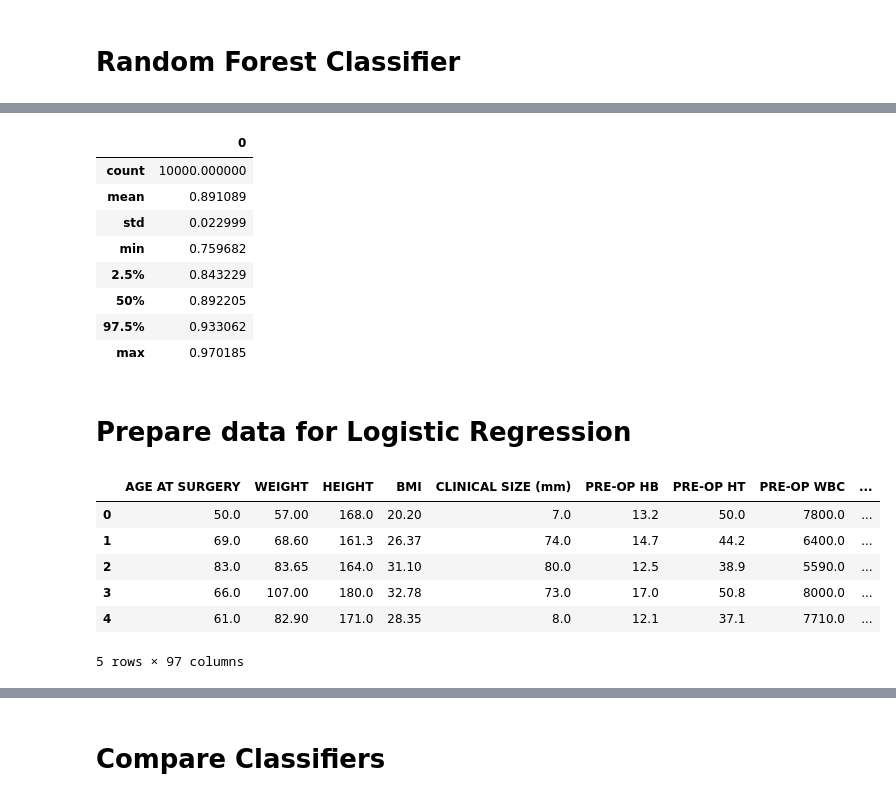
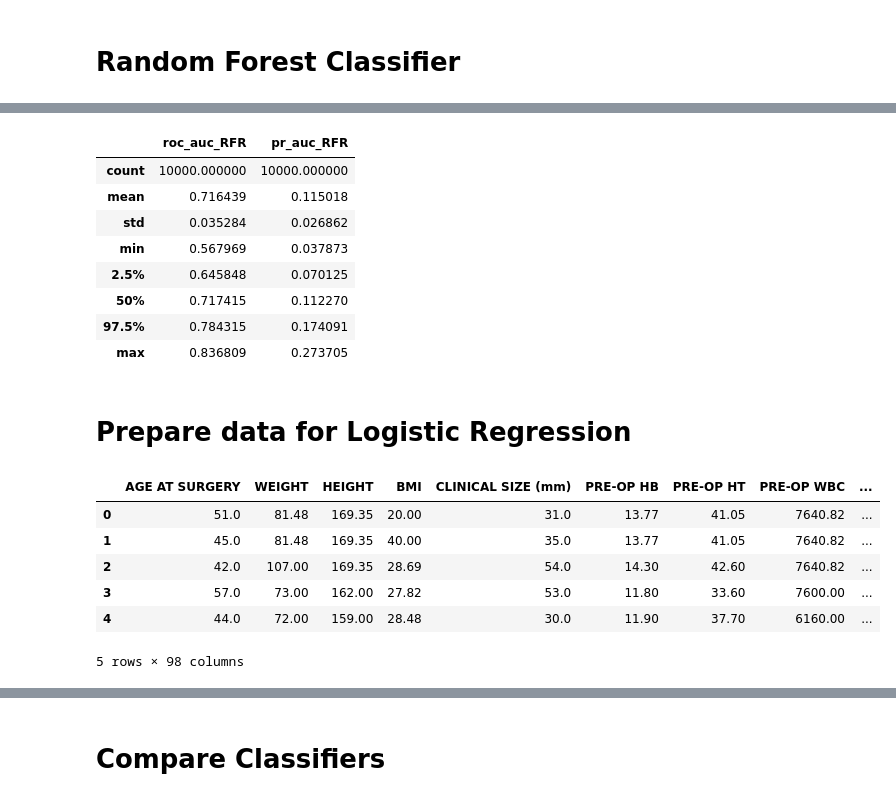
Before and after one commit to anubhav-reddy/Partial-Nephrectomy, a Jupyter notebook: Intra-op Complications/Models.ipynb, the cells around one changed output, grey strips where cells are left out. Saved outputs shown, nothing was run; the diff lists cells and outputs as text; code cells hidden in the pictures.

```diff
--- a/Intra-op Complications/Models.ipynb
+++ b/Intra-op Complications/Models.ipynb
@@ -4,9 +4,5 @@ import numpy as np
 import pickle
 # %%
 input_path = 'H:\RediMinds\VCQI'
-df_filter2_codes = pd.read_csv(input_path+"\VCQI_clean.csv")
+train = pd.read_csv(input_path+"\VCQI_clean_train.csv")
+test = pd.read_csv(input_path+"\VCQI_clean_test.csv")
-# %%
-# sepearte traget variable from predictors for furthur processing
-X = df_filter2_codes.drop(columns=['INTRA-OP COMPLICATION'])
-Y = df_filter2_codes['INTRA-OP COMPLICATION']
-X.info()
@@ -172,17 +170,20 @@ print("\n AUC-ROC: \n"+ str(metrics.roc_auc_score(y_test, results_RFR['pred_prob
 # %%
 roc_auc_RFR, pr_auc_RFR = bootstrapped_AUC(results_RFR)
 # %%
-pd.DataFrame(roc_auc_RFR).describe(percentiles=[0.025,0.975])
+dict = {'roc_auc_RFR': roc_auc_RFR,
+        'pr_auc_RFR': pr_auc_RFR,
+       }
+pd.DataFrame(dict).describe(percentiles=[0.025,0.975])
 # %% [output]
-|  | 0 |
-| count | 10000.000000 |
-| mean | 0.891089 |
-| std | 0.022999 |
-| min | 0.759682 |
-| 2.5% | 0.843229 |
-| 50% | 0.892205 |
-| 97.5% | 0.933062 |
-| max | 0.970185 |
+|  | roc_auc_RFR | pr_auc_RFR |
+| count | 10000.000000 | 10000.000000 |
+| mean | 0.716439 | 0.115018 |
+| std | 0.035284 | 0.026862 |
+| min | 0.567969 | 0.037873 |
+| 2.5% | 0.645848 | 0.070125 |
+| 50% | 0.717415 | 0.112270 |
+| 97.5% | 0.784315 | 0.174091 |
+| max | 0.836809 | 0.273705 |
 # %% [markdown]
 # Prepare data for Logistic Regression
 # %%
@@ -191,18 +192,18 @@ with open (input_path+'\cat_col', 'rb') as fp:
     cat_col = pickle.load(fp)
 
 
-logit_data = X.copy()
+logit_train = train.copy()
 for col in cat_col:
-    if not col == 'INTRA-OP COMPLICATION':
-        logit_data = logit_data.merge(pd.get_dummies(X[col], prefix=col), how = 'left', left_index = True, right_index =True) # create dummy variables
-        logit_data = logit_data.drop(labels = col, axis = 'columns') # drop original variables
+    if not col == 'INTRA_OP_COMPLICATIONS':
+        logit_train = logit_train.merge(pd.get_dummies(X[col], prefix=col), how = 'left', left_index = True, right_index =True) # create dummy variables
+        logit_train = logit_train.drop(labels = col, axis = 'columns') # drop original variables
 # %%
-logit_data.head()
+logit_train.head()
 # %% [output]
 |  | AGE AT SURGERY | WEIGHT | HEIGHT | BMI | CLINICAL SIZE (mm) | PRE-OP HB | PRE-OP HT | PRE-OP WBC | ... |
-| 0 | 50.0 | 57.00 | 168.0 | 20.20 | 7.0 | 13.2 | 50.0 | 7800.0 | ... |
-| 1 | 69.0 | 68.60 | 161.3 | 26.37 | 74.0 | 14.7 | 44.2 | 6400.0 | ... |
-| 2 | 83.0 | 83.65 | 164.0 | 31.10 | 80.0 | 12.5 | 38.9 | 5590.0 | ... |
-| 3 | 66.0 | 107.00 | 180.0 | 32.78 | 73.0 | 17.0 | 50.8 | 8000.0 | ... |
-| 4 | 61.0 | 82.90 | 171.0 | 28.35 | 8.0 | 12.1 | 37.1 | 7710.0 | ... |
+| 0 | 51.0 | 81.48 | 169.35 | 20.00 | 31.0 | 13.77 | 41.05 | 7640.82 | ... |
+| 1 | 45.0 | 81.48 | 169.35 | 40.00 | 35.0 | 13.77 | 41.05 | 7640.82 | ... |
+| 2 | 42.0 | 107.00 | 169.35 | 28.69 | 54.0 | 14.30 | 42.60 | 7640.82 | ... |
+| 3 | 57.0 | 73.00 | 162.00 | 27.82 | 53.0 | 11.80 | 33.60 | 7600.00 | ... |
+| 4 | 44.0 | 72.00 | 159.00 | 28.48 | 30.0 | 11.90 | 37.70 | 6160.00 | ... |
-5 rows × 97 columns
+5 rows × 98 columns
```
Also changed, not shown: parts of 22 cells of this notebook, 5 other files.
